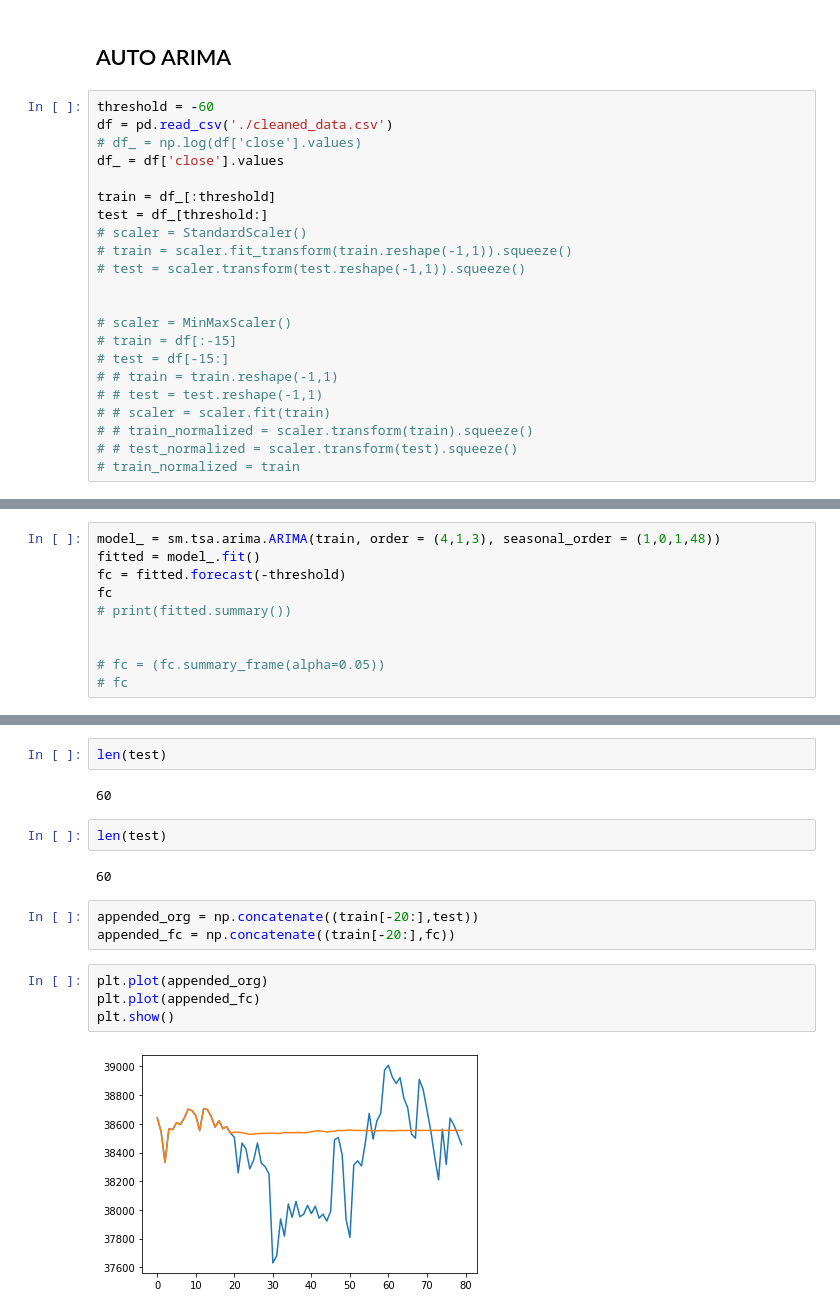
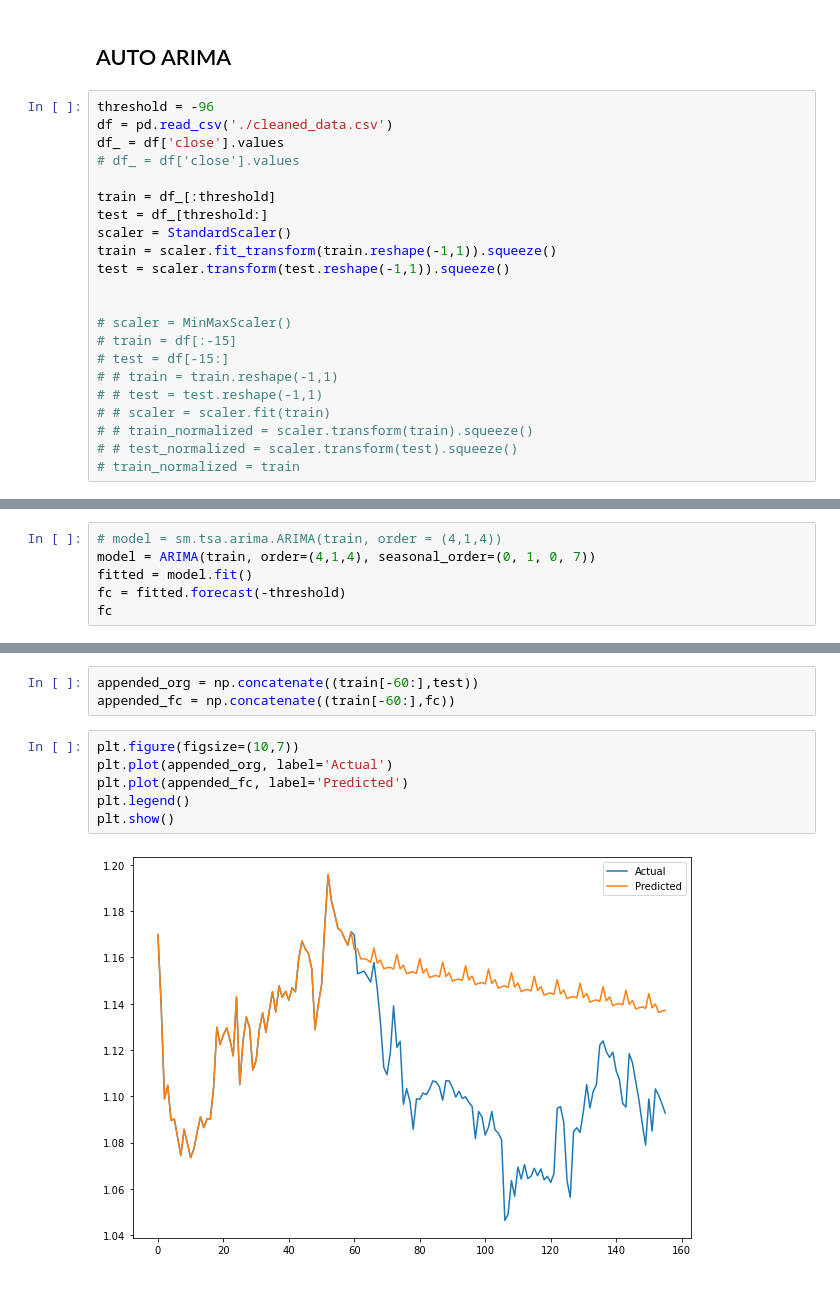
Before and after one commit to Vaiyani/mvaiyani-thesis, a Jupyter notebook: Notebooks/ARIMA/ARIMA.ipynb, the cells around one changed output, grey strips where cells are left out. Cells and saved outputs as stored; diff of their text form.

```diff
--- a/Notebooks/ARIMA/ARIMA.ipynb
+++ b/Notebooks/ARIMA/ARIMA.ipynb
@@ -128,16 +159,16 @@ plt.show()
 # %% [markdown]
 ## AUTO ARIMA ##
 # %%
-threshold = -60
+threshold = -96
 df = pd.read_csv('./cleaned_data.csv')
-# df_ = np.log(df['close'].values)
 df_ = df['close'].values
+# df_ = df['close'].values
 
 train = df_[:threshold]
 test = df_[threshold:]
-# scaler = StandardScaler()
-# train = scaler.fit_transform(train.reshape(-1,1)).squeeze()
-# test = scaler.transform(test.reshape(-1,1)).squeeze()
+scaler = StandardScaler()
+train = scaler.fit_transform(train.reshape(-1,1)).squeeze()
+test = scaler.transform(test.reshape(-1,1)).squeeze()
 
 
 # scaler = MinMaxScaler()
@@ -190,11 +218,7 @@ NameError: name 'model' is not defined
 # %%
-model_ = sm.tsa.arima.ARIMA(train, order = (4,1,3), seasonal_order = (1,0,1,48))
-fitted = model_.fit()
+# model = sm.tsa.arima.ARIMA(train, order = (4,1,4))
+model = ARIMA(train, order=(4,1,4), seasonal_order=(0, 1, 0, 7))
+fitted = model.fit()
 fc = fitted.forecast(-threshold)
 fc
-# print(fitted.summary())
-
-
-# fc = (fc.summary_frame(alpha=0.05))
-# fc
 # %% [output]
@@ -207,17 +245,11 @@ AttributeError: Memoryview is not initialized
-# %%
-len(test)
-# %% [output]
-60
-# %%
-len(test)
-# %% [output]
-60
 # %%
-appended_org = np.concatenate((train[-20:],test))
-appended_fc = np.concatenate((train[-20:],fc))
+appended_org = np.concatenate((train[-60:],test))
+appended_fc = np.concatenate((train[-60:],fc))
 # %%
-plt.plot(appended_org)
-plt.plot(appended_fc)
+plt.figure(figsize=(10,7))
+plt.plot(appended_org, label='Actual')
+plt.plot(appended_fc, label='Predicted')
+plt.legend()
 plt.show()
 # %% [output]
-[figure, old version]
+[figure, new version]
```
Also changed, not shown: parts of 15 cells of this notebook, 2 other files.
